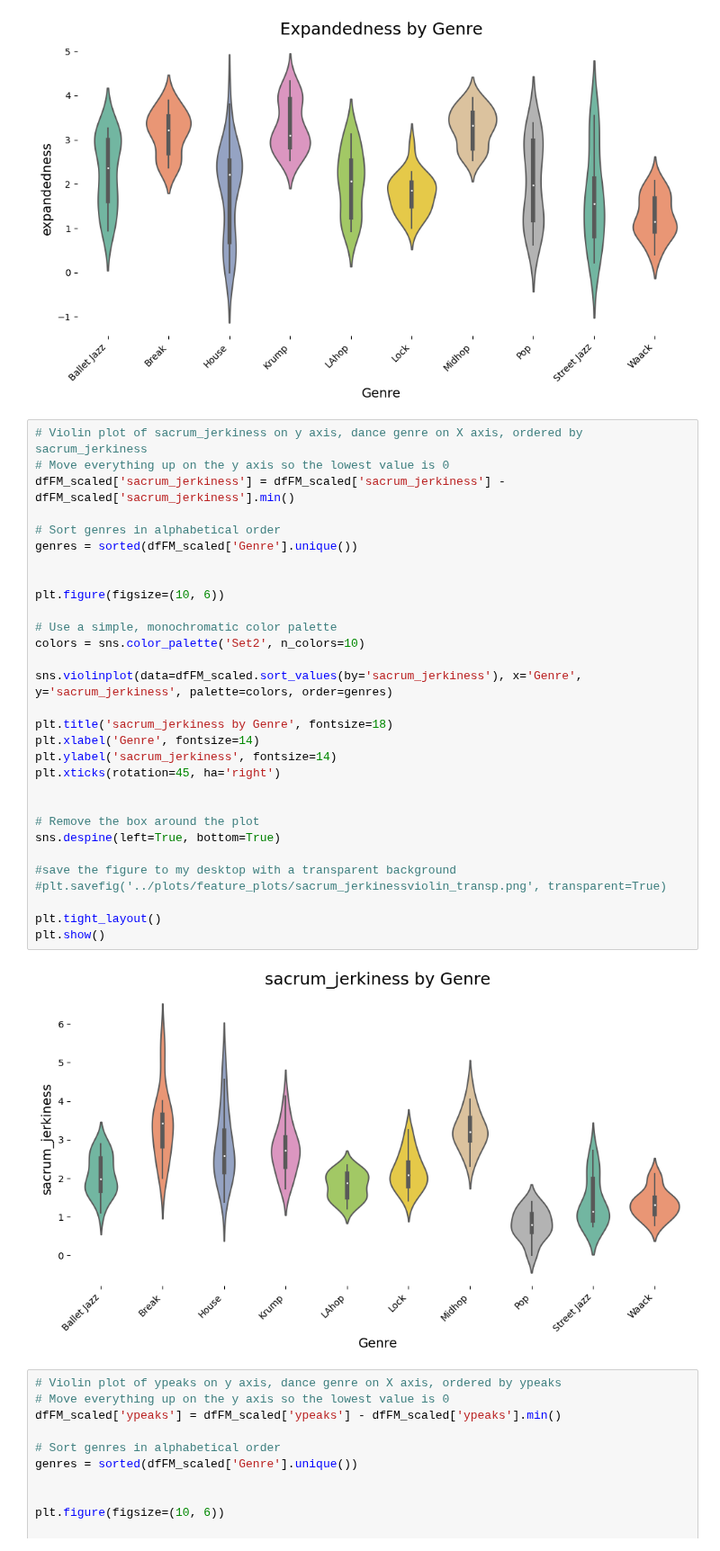
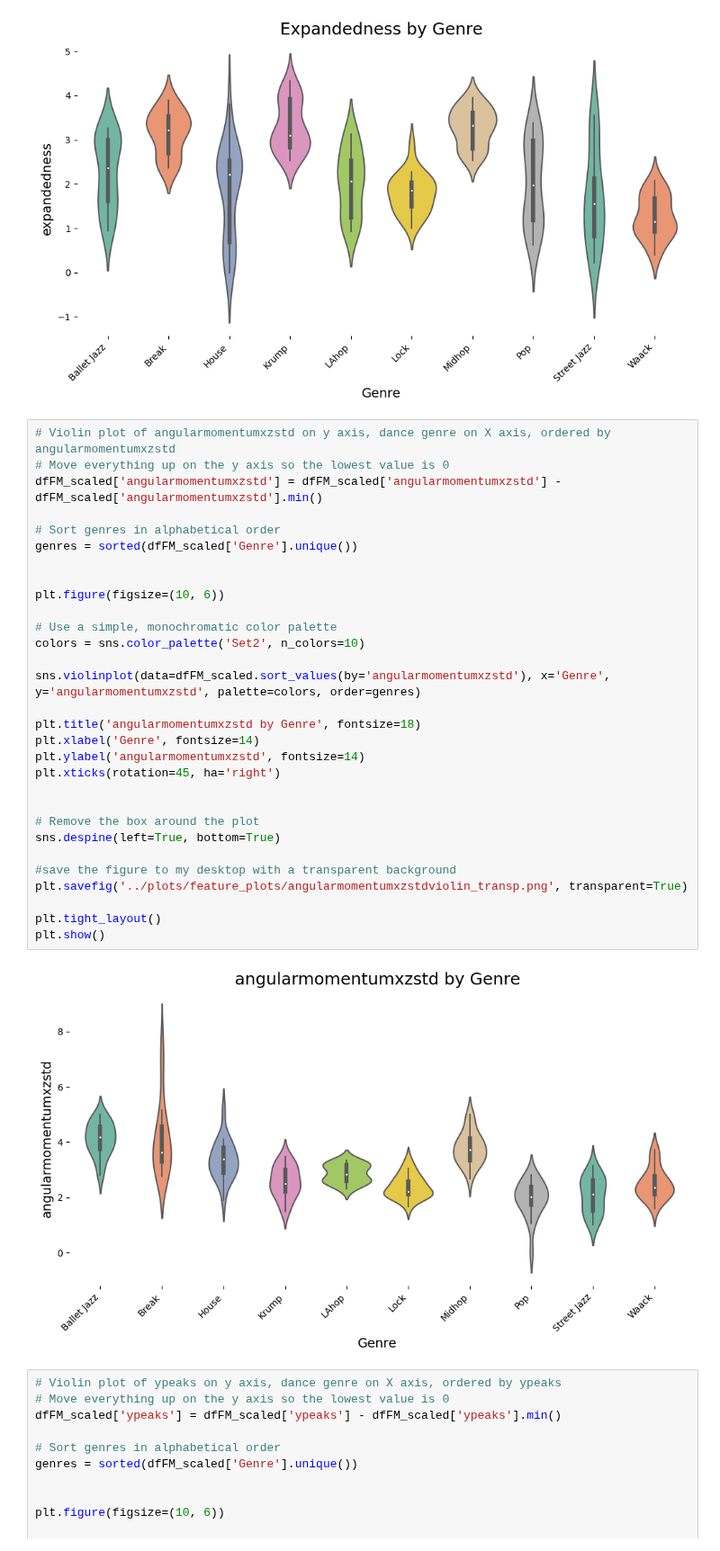
Before and after one commit to tBenBaker/MovementClassifier, a Jupyter notebook: DanceProj1/notebooks/01_dancedatafeatures.ipynb, the cells around one changed output. Shown at 90% size. Cells and saved outputs as stored; diff of their text form.

```diff
--- a/DanceProj1/notebooks/01_dancedatafeatures.ipynb
+++ b/DanceProj1/notebooks/01_dancedatafeatures.ipynb
@@ -221,37 +201,37 @@ plt.show()
 # %% [output]
 [figure]
 # %%
-# Violin plot of sacrum_jerkiness on y axis, dance genre on X axis, ordered by sacrum_jerkiness
+# Violin plot of angularmomentumxzstd on y axis, dance genre on X axis, ordered by angularmomentumxzstd
 # Move everything up on the y axis so the lowest value is 0
-dfFM_scaled['sacrum_jerkiness'] = dfFM_scaled['sacrum_jerkiness'] - dfFM_scaled['sacrum_jerkiness'].min()
+dfFM_scaled['angularmomentumxzstd'] = dfFM_scaled['angularmomentumxzstd'] - dfFM_scaled['angularmomentumxzstd'].min()
 
 # Sort genres in alphabetical order
 genres = sorted(dfFM_scaled['Genre'].unique())
 
 
 plt.figure(figsize=(10, 6))
 
 # Use a simple, monochromatic color palette
 colors = sns.color_palette('Set2', n_colors=10)
 
-sns.violinplot(data=dfFM_scaled.sort_values(by='sacrum_jerkiness'), x='Genre', y='sacrum_jerkiness', palette=colors, order=genres)
+sns.violinplot(data=dfFM_scaled.sort_values(by='angularmomentumxzstd'), x='Genre', y='angularmomentumxzstd', palette=colors, order=genres)
 
-plt.title('sacrum_jerkiness by Genre', fontsize=18)
+plt.title('angularmomentumxzstd by Genre', fontsize=18)
 plt.xlabel('Genre', fontsize=14)
-plt.ylabel('sacrum_jerkiness', fontsize=14)
+plt.ylabel('angularmomentumxzstd', fontsize=14)
 plt.xticks(rotation=45, ha='right')
 
 
 # Remove the box around the plot
 sns.despine(left=True, bottom=True)
 
 #save the figure to my desktop with a transparent background
-#plt.savefig('../plots/feature_plots/sacrum_jerkinessviolin_transp.png', transparent=True)
+plt.savefig('../plots/feature_plots/angularmomentumxzstdviolin_transp.png', transparent=True)
 
 plt.tight_layout()
 plt.show()
 # %% [output]
-[figure, old version]
+[figure, new version]
 # %%
 # Violin plot of ypeaks on y axis, dance genre on X axis, ordered by ypeaks
 # Move everything up on the y axis so the lowest value is 0
```
Also changed, not shown: parts of 7 cells of this notebook, 9 other files.
